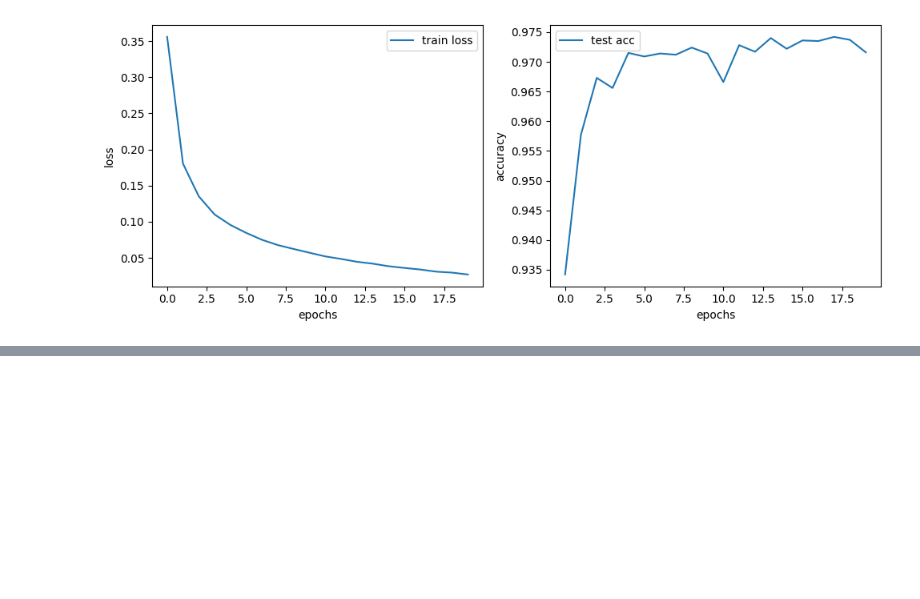
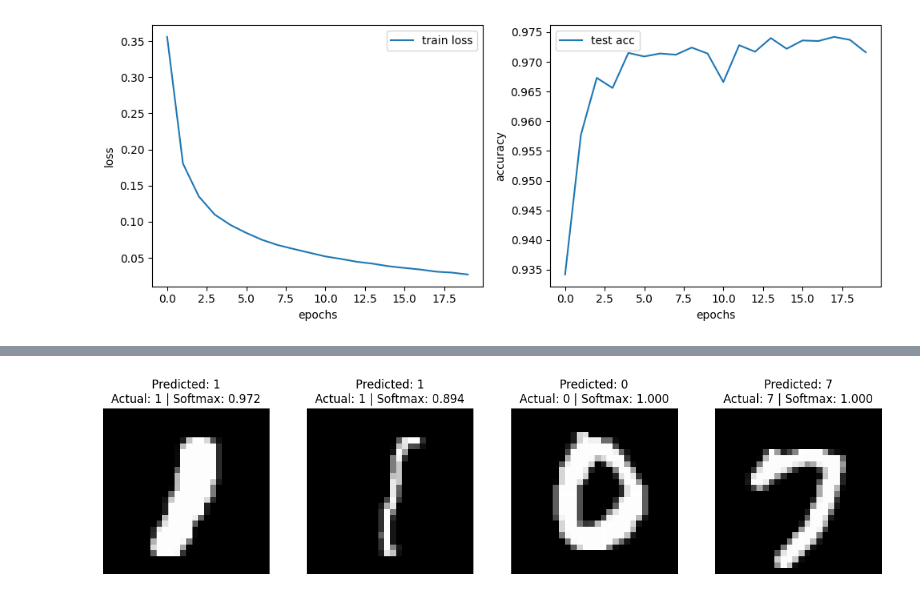
Before and after one commit to MatthieuGHS/Perceptron2MNIST, a Jupyter notebook: 3_mnist/mnist1.ipynb, the cells around one changed output, grey strips where cells are left out. Drawn from its saved outputs; the diff is of its cells as text; code cells hidden in the pictures; blank space fills up the shorter version.

Commit message:
part3 up models

```diff
--- a/3_mnist/mnist1.ipynb
+++ b/3_mnist/mnist1.ipynb
@@ -393,31 +396,33 @@ import matplotlib.pyplot as plt
 
 # MNIST classes (0-9)
 classes = [str(i) for i in range(10)]
 
 model2.eval()
 
 fig, axes = plt.subplots(1, 4, figsize=(12, 3))
 
 with torch.no_grad():
     for ax in axes:
         # Pick a random test sample
         idx = random.randint(0, len(test_data) - 1)
         x, y = test_data[idx]  # x: [1, 28, 28], y: int
 
         # Add batch dimension and move to device
-        logits = model(x.unsqueeze(0).to(device))      # [1, 10]
+        logits = model2(x.unsqueeze(0).to(device))      # [1, 10]
         probs = torch.softmax(logits, dim=1).squeeze() # [10]
 
         pred_idx = probs.argmax().item()
         conf = probs[pred_idx].item()
 
         # Plot image
         ax.imshow(x.squeeze(), cmap="gray")
         ax.set_title(
             f"Predicted: {classes[pred_idx]}\n"
             f"Actual: {classes[y]} | Softmax: {conf:.3f}"
         )
         ax.axis("off")
 
 plt.tight_layout()
 plt.show()
+# %% [output]
+[figure, added]
```
Also changed, not shown: parts of 1 cell of this notebook.
